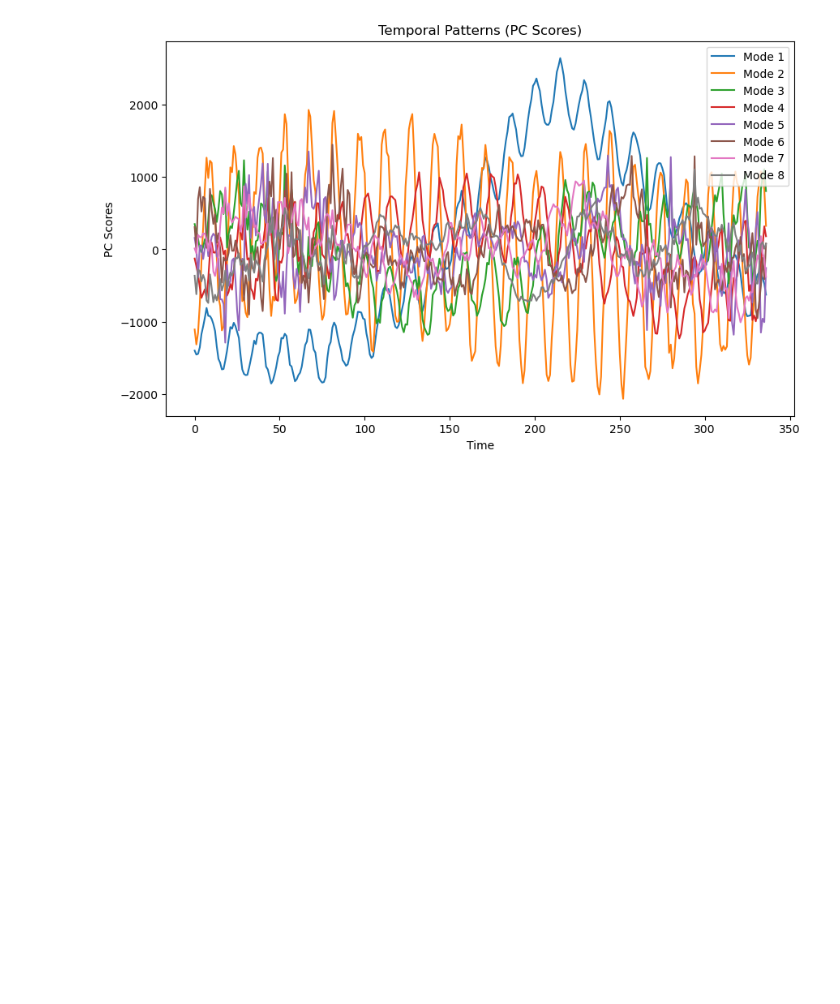
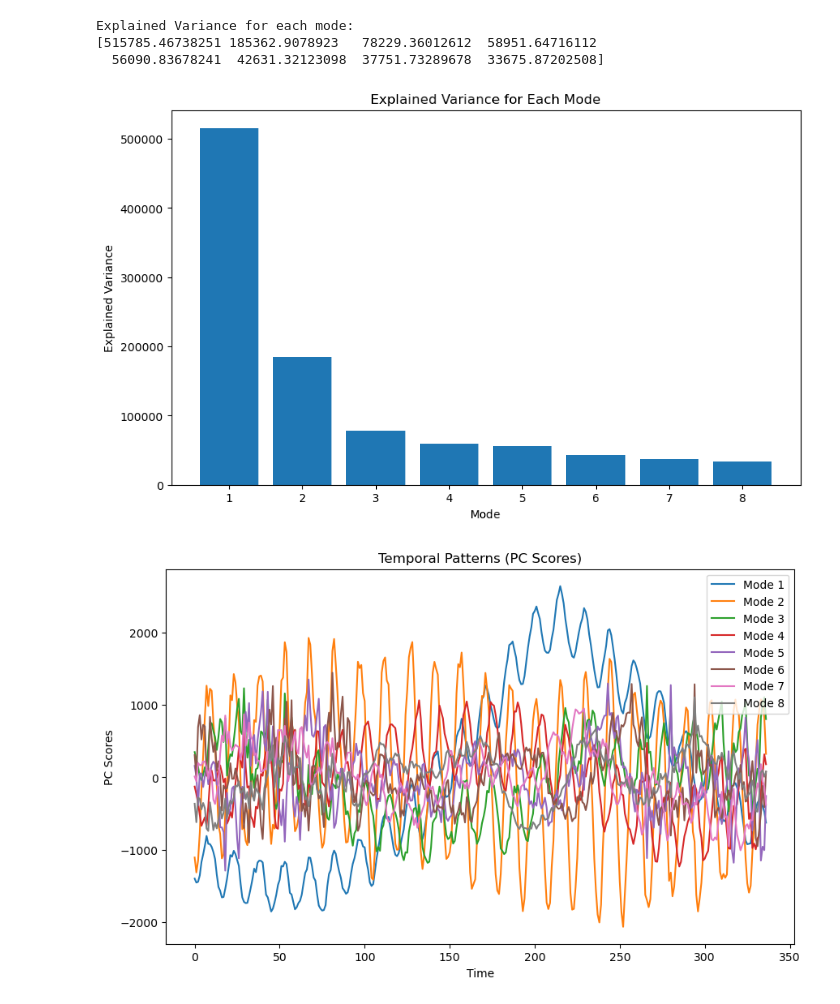
Before and after one commit to butterman0/spGDMM, a Jupyter notebook: 2_notebooks/1d_EOF.ipynb, the cells around one changed output. Drawn from its saved outputs; the diff is of its cells as text; code cells hidden in the pictures; blank space fills up the shorter version.

```diff
--- a/2_notebooks/1d_EOF.ipynb
+++ b/2_notebooks/1d_EOF.ipynb
@@ -161,3 +178,24 @@ eof.scores().plot()
+# %%
+# Get explained variance for each mode
+explained_variance = eof.explained_variance().values
+
+# Print explained variance
+print("Explained Variance for each mode:")
+print(explained_variance)
+
+# Plot explained variance
+plt.figure(figsize=(10, 6))
+sorted_explained_variance
+plt.bar(range(1, len(explained_variance) + 1), explained_variance)
+plt.xlabel("Mode")
+plt.ylabel("Explained Variance")
+plt.title("Explained Variance for Each Mode")
+plt.show()
+# %% [output]
+Explained Variance for each mode:
+[515785.46738251 185362.9078923   78229.36012612  58951.64716112
+  56090.83678241  42631.32123098  37751.73289678  33675.87202508]
+[figure, added]
 # %%
 import matplotlib.pyplot as plt
 
```
Also changed, not shown: parts of 12 cells of this notebook, 5 other files.
